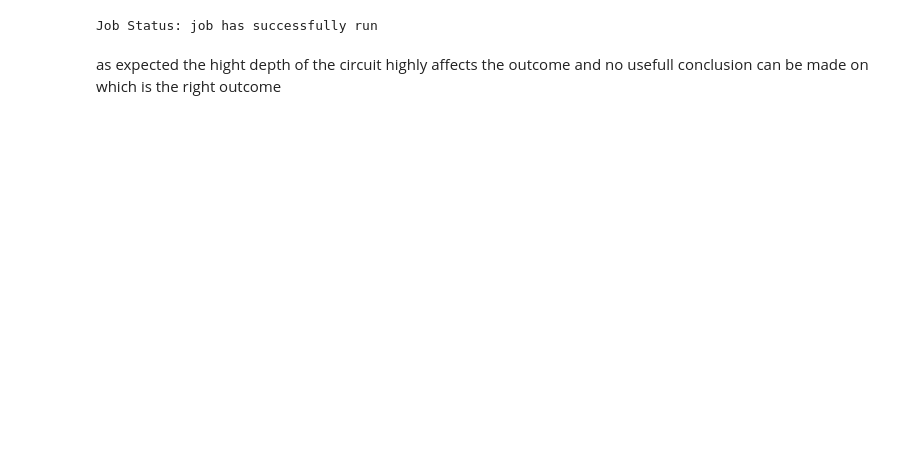
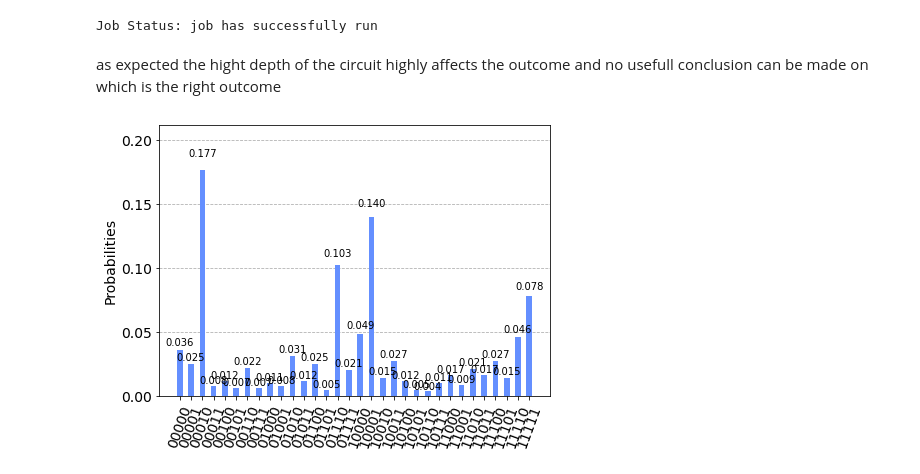
Before and after one commit to iliasgalanis/Investigate-Quantum-Volume, a Jupyter notebook: ibmq_belem/exp_5x26.ipynb, the cells around one changed output. Cells and saved outputs as stored; diff of their text form; code cells hidden in the pictures; blank space fills up the shorter version.

```diff
--- a/ibmq_belem/exp_5x26.ipynb
+++ b/ibmq_belem/exp_5x26.ipynb
@@ -89,3 +89,10 @@ job_monitor(job)
 Job Status: job has successfully run
 # %% [markdown]
 as expected the hight depth of the circuit highly affects the outcome and no usefull conclusion can be made on which is the right outcome
+# %%
+results = job.result()
+answer = results.get_counts()
+
+plot_histogram(answer)
+# %% [output]
+[figure, added]
```
Also changed, not shown: parts of 3 cells of this notebook, 2 other files.
